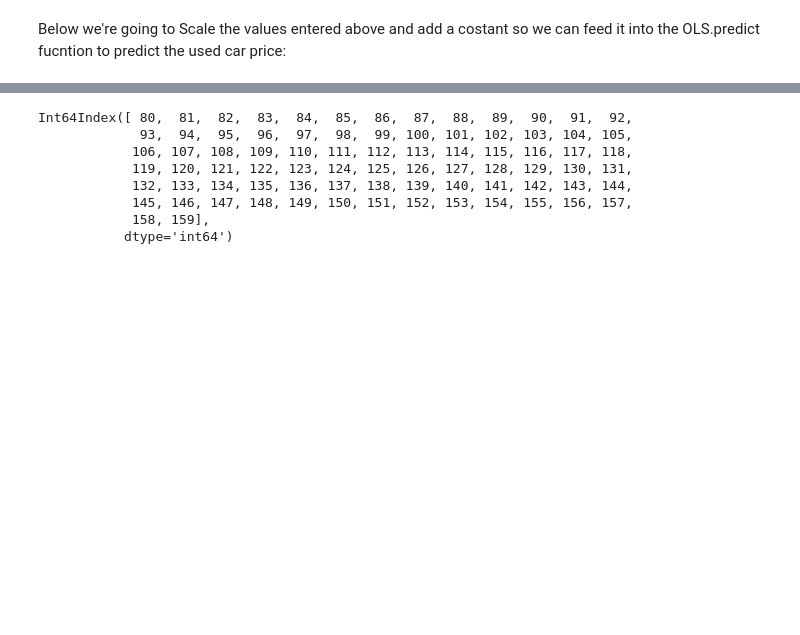
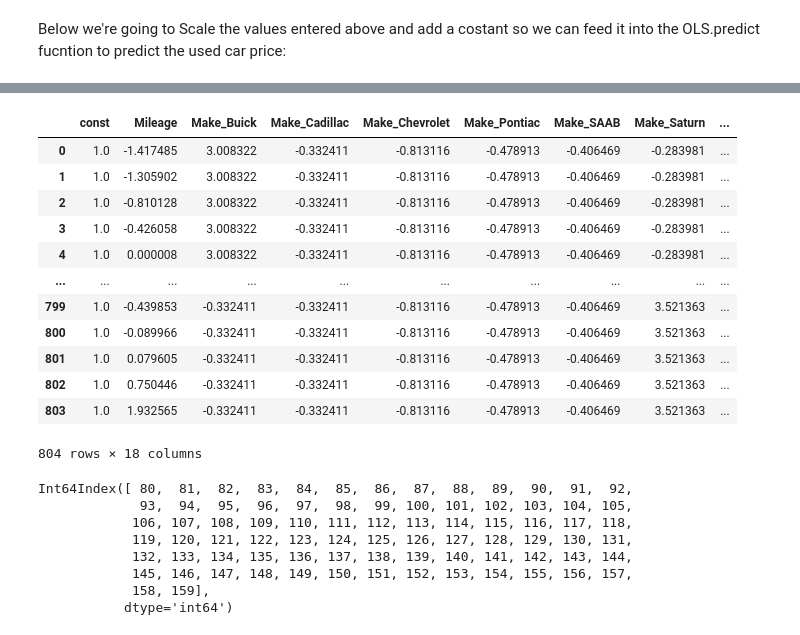
Before and after one commit to Ozxahmed/ML_DS_DL_Udemy_Course, a Jupyter notebook: s3_2_clean_project.ipynb, the cells around one changed output, grey strips where cells are left out. Drawn from its saved outputs; the diff is of its cells as text; code cells hidden in the pictures; blank space fills up the shorter version.

Commit message:
corrected model

```diff
--- a/s3_2_clean_project.ipynb
+++ b/s3_2_clean_project.ipynb
@@ -689,12 +689,14 @@ strong multicollinearity problems or that the design matrix is singular.
 # %% [markdown]
 Enter the specifics of the car you want to predict the price for:
 # %%
-mileage = 22740
+i = 690
+
+[Mileage, Make, Type, Cylinder, Cruise, Sound, Leather, Drivetrain] = cars.iloc[i][1:9]
 
 
 # Make
 # choose from: buick, cadillac, chevrolet, pontiac, saab, saturn)
-make = 'chevrolet'
+Make = 'saturn'
 
 if make.lower() == 'buick':
     [Make_Buick, Make_Cadillac, Make_Chevrolet, Make_Pontiac, Make_SAAB, Make_Saturn] = 1,0,0,0,0,0
@@ -712,7 +714,7 @@ elif make.lower() == 'saturn':
 
 # Type
 # Choose from: convertible, coupe, hatchback, sedan, wagon
-car_type = 'coupe'
+car_Type = 'sedan'
 
 if car_type.lower() == 'convertible':
     [Type_Convertible, Type_Coupe, Type_Hatchback, Type_Sedan, Type_Wagon] = 1,0,0,0,0
@@ -726,29 +728,7 @@ elif car_type.lower() == 'wagon':
     [Type_Convertible, Type_Coupe, Type_Hatchback, Type_Sedan, Type_Wagon] = 0,0,0,0,1
 
 
-# Cylinder
-# Choose from 4,6,8
-cylinder = 8
-
-
-# Cruise
-# Choose from: 0(no) or 1(yes)
-cruise = 1
-
-# Sound
-# Choose from: 0(no) or 1(yes)
-sound = 0
-
-# Leather
-# Choose from: 0(no) or 1(yes)
-leather = 1
-
-
-# Drivetrain
-# Choose from: 2 or 4
-drivetrain = 2
-
-print('mileage = ', mileage, '\nCar Make = ', make, '\nCar Type = ', car_type,
-      '\nCylinders = ', cylinder, '\nCruise = ', cruise, '\nSound = ', sound, '\nLeather = ', leather,
-      '\nDrivetrain = ', drivetrain)
+print('index = ', i, '\nMileage = ', Mileage, '\nCar Make = ', Make, '\nCar Type = ', car_Type,
+      '\nCylinders = ', Cylinder, '\nCruise = ', Cruise, '\nSound = ', Sound, '\nLeather = ', Leather,
+      '\nDrivetrain = ', Drivetrain)
 # %% [output]
@@ -843,3 +822,19 @@ for index in cars.index.to_list():
+# %%
+X_ss_model2 = X_ss.drop(list(cruise,sound))
+# %% [output]
+|  | const | Mileage | Make_Buick | Make_Cadillac | Make_Chevrolet | Make_Pontiac | Make_SAAB | Make_Saturn | ... |
+| 0 | 1.0 | -1.417485 | 3.008322 | -0.332411 | -0.813116 | -0.478913 | -0.406469 | -0.283981 | ... |
+| 1 | 1.0 | -1.305902 | 3.008322 | -0.332411 | -0.813116 | -0.478913 | -0.406469 | -0.283981 | ... |
+| 2 | 1.0 | -0.810128 | 3.008322 | -0.332411 | -0.813116 | -0.478913 | -0.406469 | -0.283981 | ... |
+| 3 | 1.0 | -0.426058 | 3.008322 | -0.332411 | -0.813116 | -0.478913 | -0.406469 | -0.283981 | ... |
+| 4 | 1.0 | 0.000008 | 3.008322 | -0.332411 | -0.813116 | -0.478913 | -0.406469 | -0.283981 | ... |
+| ... | ... | ... | ... | ... | ... | ... | ... | ... | ... |
+| 799 | 1.0 | -0.439853 | -0.332411 | -0.332411 | -0.813116 | -0.478913 | -0.406469 | 3.521363 | ... |
+| 800 | 1.0 | -0.089966 | -0.332411 | -0.332411 | -0.813116 | -0.478913 | -0.406469 | 3.521363 | ... |
+| 801 | 1.0 | 0.079605 | -0.332411 | -0.332411 | -0.813116 | -0.478913 | -0.406469 | 3.521363 | ... |
+| 802 | 1.0 | 0.750446 | -0.332411 | -0.332411 | -0.813116 | -0.478913 | -0.406469 | 3.521363 | ... |
+| 803 | 1.0 | 1.932565 | -0.332411 | -0.332411 | -0.813116 | -0.478913 | -0.406469 | 3.521363 | ... |
+804 rows × 18 columns
 # %%
 cars.index[cars.Make == 'Cadillac']
 # %% [output]
```
Also changed, not shown: parts of 20 cells of this notebook.
